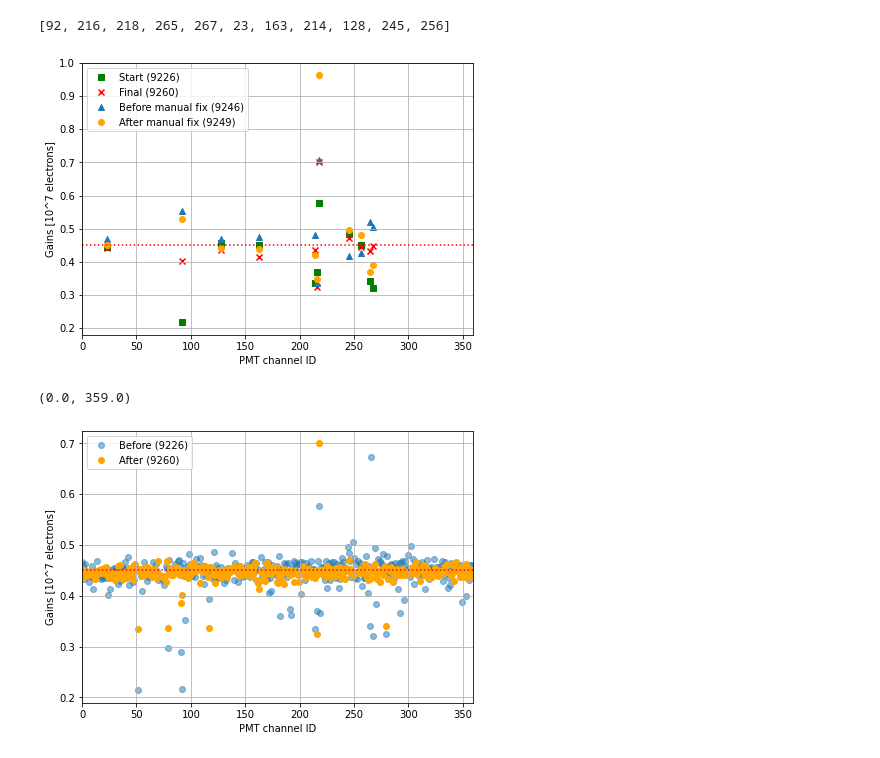
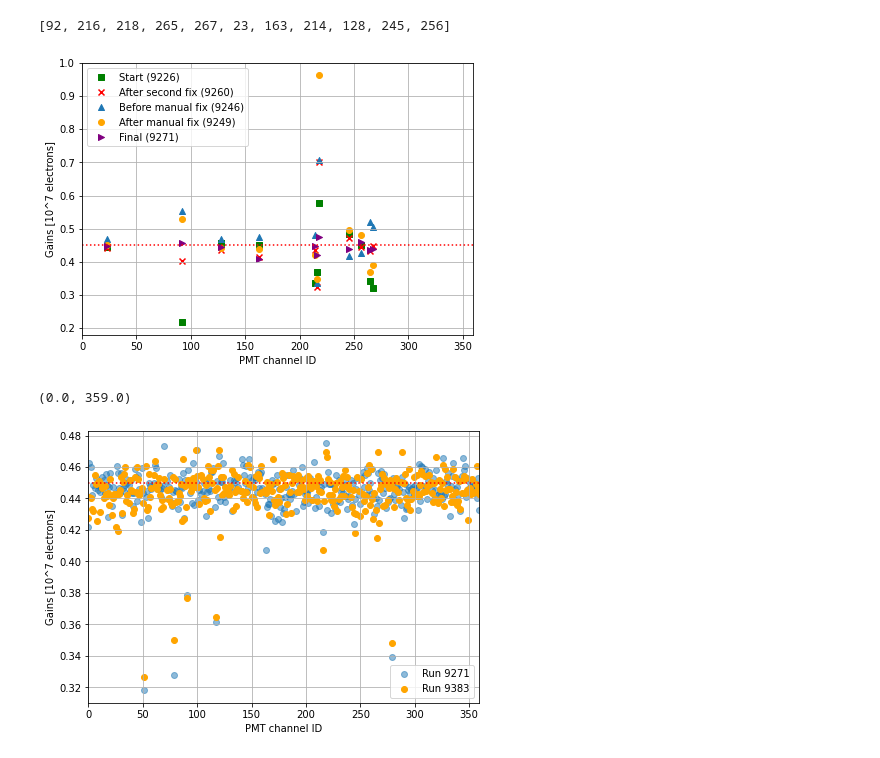
Before and after one commit to mvicenzi/pmt-calibration, a Jupyter notebook: analyze_runs/python/Test_fit.ipynb, the cells around one changed output. Drawn from its saved outputs; the diff is of its cells as text; code cells hidden in the pictures.

```diff
--- a/analyze_runs/python/Test_fit.ipynb
+++ b/analyze_runs/python/Test_fit.ipynb
@@ -135,20 +156,24 @@ file0 = "../calibrationdb/backgroundphotons_run9226_1670516550.csv"
 file1 = "../calibrationdb/backgroundphotons_run9246_1670941359.csv"
 file2 = "../calibrationdb/backgroundphotons_run9249_1670967127.csv"
 file3 = "../calibrationdb/backgroundphotons_run9260_1671044146.csv"
+file4 = "../calibrationdb/backgroundphotons_run9271_1671126368.csv"
 
 data_0 = getDataFrame(file0, offPMTs, False)
 data_nom = getDataFrame(file3, offPMTs, False)
 data_pre = getDataFrame(file1, offPMTs, False)
 data_after = getDataFrame(file2, offPMTs, False)
+data_fin = getDataFrame(file4, offPMTs, False)
 
 manual_data_0 = data_0[data_0['pmt'].isin(manual_channels)]
 plt.scatter(manual_data_0['pmt'],manual_data_0['q'],marker="s", color="green", label="Start (9226)")
 manual_data_nom = data_nom[data_nom['pmt'].isin(manual_channels)]
-plt.scatter(manual_data_nom['pmt'],manual_data_nom['q'],marker="x", color="red", label="Final (9260)")
+plt.scatter(manual_data_nom['pmt'],manual_data_nom['q'],marker="x", color="red", label="After second fix (9260)")
 manual_data_pre = data_pre[data_pre['pmt'].isin(manual_channels)]
 plt.scatter(manual_data_pre['pmt'],manual_data_pre['q'],marker="^", label="Before manual fix (9246)")
 manual_data_after= data_after[data_after['pmt'].isin(manual_channels)]
 plt.scatter(manual_data_after['pmt'],manual_data_after['q'],marker="o",color="orange", label="After manual fix (9249)")
+manual_data_fin= data_fin[data_fin['pmt'].isin(manual_channels)]
+plt.scatter(manual_data_fin['pmt'],manual_data_fin['q'],marker=">",color="purple", label="Final (9271)")
 
 plt.axhline(y=0.45, color="red", linestyle='dotted')
 plt.legend()
@@ -161,23 +186,23 @@ plt.xlim((0.0, 359))
 print(manual_channels)
 # %% [output]
 [92, 216, 218, 265, 267, 23, 163, 214, 128, 245, 256]
-[figure, old version]
+[figure, new version]
 # %%
-file0 = "../calibrationdb/backgroundphotons_run9226_1670516550.csv"
-file1 = "../calibrationdb/backgroundphotons_run9260_1671044146.csv"
+file0 = "../calibrationdb/backgroundphotons_run9271_1671126368.csv"
+file1 = "../calibrationdb/backgroundphotons_run9383_1673718128.csv"
 
 data_pre = getDataFrame(file0, offPMTs, False)
 data_after = getDataFrame(file1, offPMTs, False)
 
-plt.scatter(data_pre['pmt'],data_pre['q'],marker="o", alpha=0.5, label="Before (9226)")
-plt.scatter(data_after['pmt'],data_after['q'],marker="o",color="orange", label="After (9260)")
+plt.scatter(data_pre['pmt'],data_pre['q'],marker="o", alpha=0.5, label="Run 9271")
+plt.scatter(data_after['pmt'],data_after['q'],marker="o",color="orange", label="Run 9383")
 
 plt.axhline(y=0.45, color="red", linestyle='dotted')
 plt.legend()
 plt.xlabel("PMT channel ID")
 plt.ylabel("Gains [10^7 electrons]")
 plt.grid()
 plt.xlim((0.0, 359))
 # %% [output]
 (0.0, 359.0)
-[figure, old version]
+[figure, new version]
```
Also changed, not shown: parts of 7 cells of this notebook, 6 other files.
